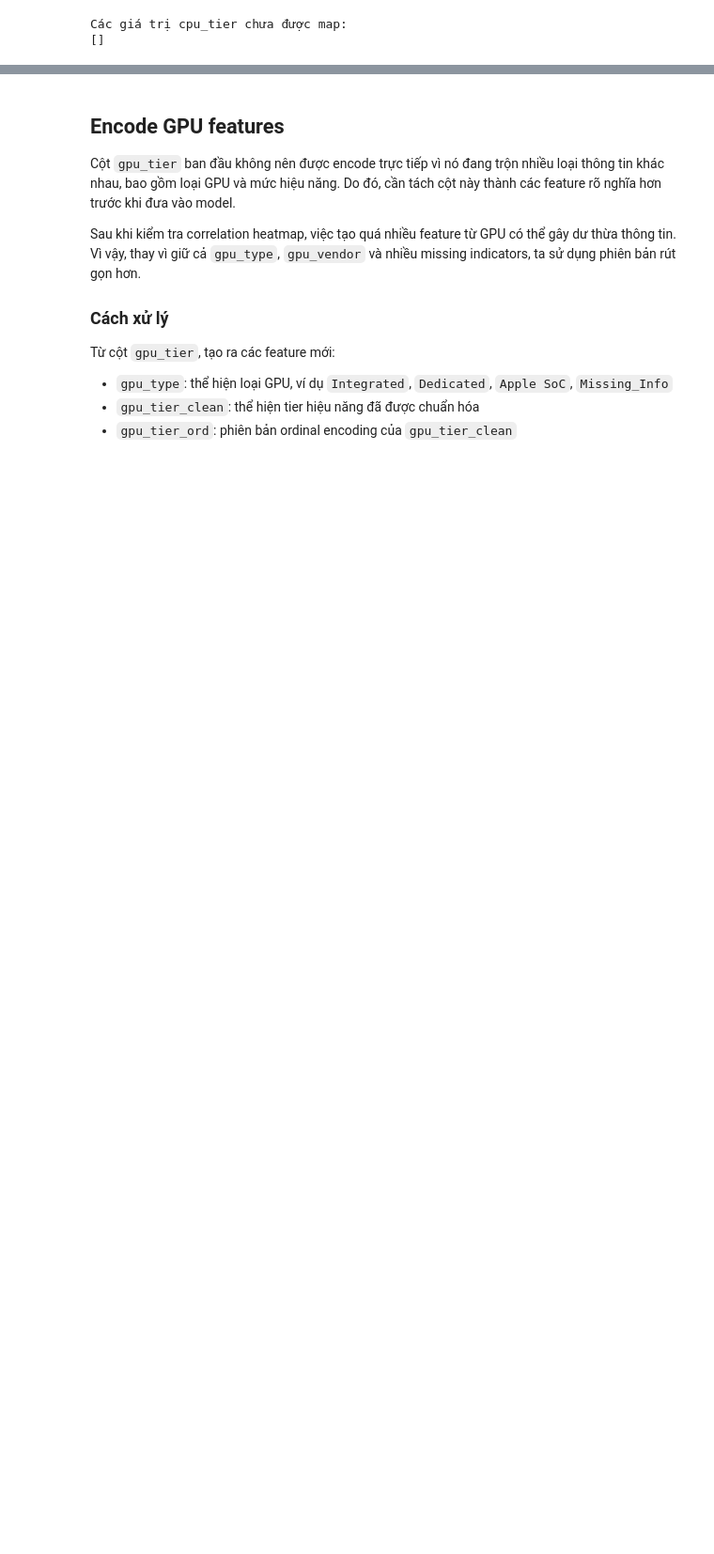
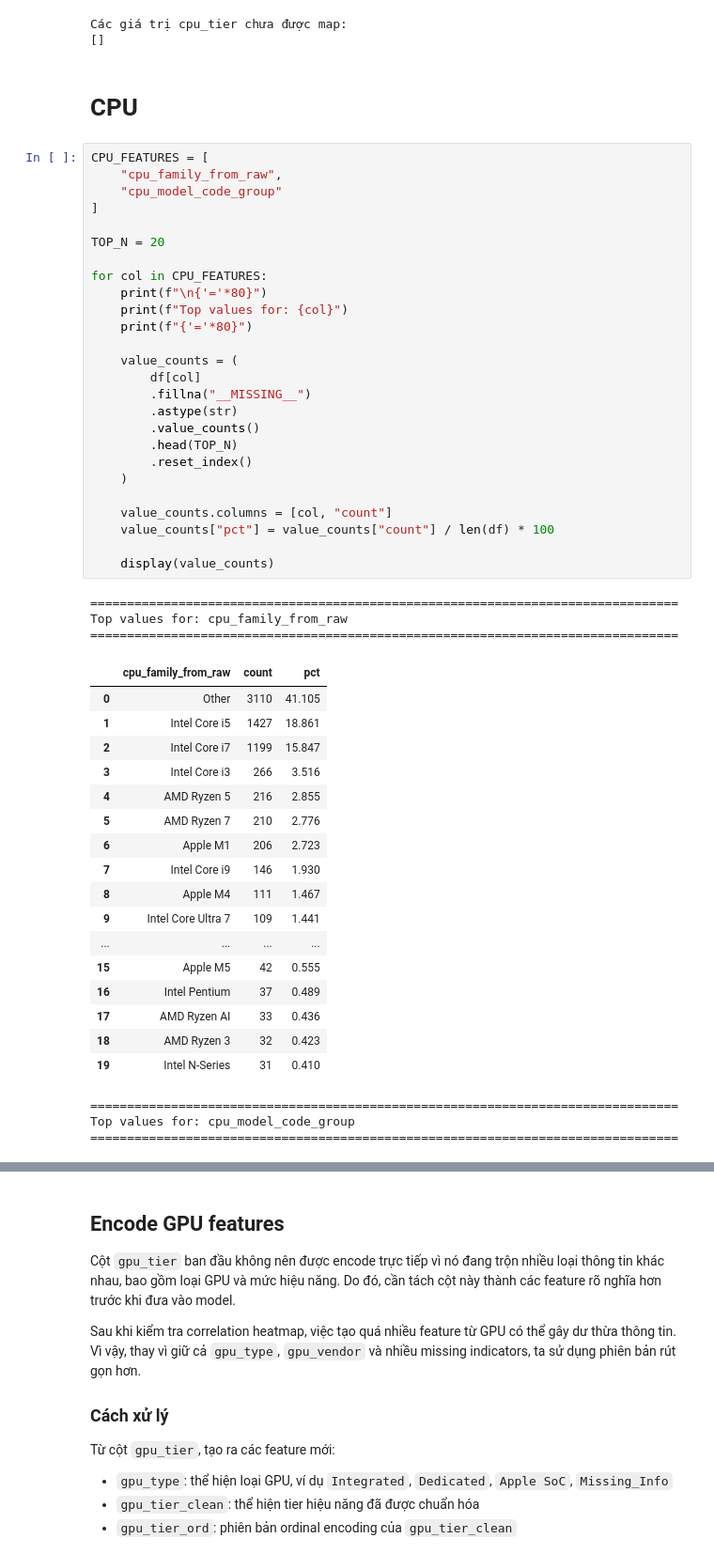
Before and after one commit to thisYui/Laptop-Price-Prediction, a Jupyter notebook: notebooks/data/06_feature_engineering.ipynb, the cells around one changed output, grey strips where cells are left out. Shown at 94% size. Saved outputs shown, nothing was run; the diff lists cells and outputs as text; blank space fills up the shorter version.

```diff
--- a/notebooks/data/06_feature_engineering.ipynb
+++ b/notebooks/data/06_feature_engineering.ipynb
@@ -987,3 +996,55 @@ df = pd.get_dummies(
 # %% [output]
 Các giá trị cpu_tier chưa được map:
 []
+# %% [markdown]
+# CPU
+# %%
+CPU_FEATURES = [
+    "cpu_family_from_raw",
+    "cpu_model_code_group"
+]
+
+TOP_N = 20
+
+for col in CPU_FEATURES:
+    print(f"\n{'='*80}")
+    print(f"Top values for: {col}")
+    print(f"{'='*80}")
+
+    value_counts = (
+        df[col]
+        .fillna("__MISSING__")
+        .astype(str)
+        .value_counts()
+        .head(TOP_N)
+        .reset_index()
+    )
+
+    value_counts.columns = [col, "count"]
+    value_counts["pct"] = value_counts["count"] / len(df) * 100
+
+    display(value_counts)
+# %% [output]
+================================================================================
+Top values for: cpu_family_from_raw
+================================================================================
+|  | cpu_family_from_raw | count | pct |
+| 0 | Other | 3110 | 41.105 |
+| 1 | Intel Core i5 | 1427 | 18.861 |
+| 2 | Intel Core i7 | 1199 | 15.847 |
+| 3 | Intel Core i3 | 266 | 3.516 |
+| 4 | AMD Ryzen 5 | 216 | 2.855 |
+| 5 | AMD Ryzen 7 | 210 | 2.776 |
+| 6 | Apple M1 | 206 | 2.723 |
+| 7 | Intel Core i9 | 146 | 1.930 |
+| 8 | Apple M4 | 111 | 1.467 |
+| 9 | Intel Core Ultra 7 | 109 | 1.441 |
+| ... | ... | ... | ... |
+| 15 | Apple M5 | 42 | 0.555 |
+| 16 | Intel Pentium | 37 | 0.489 |
+| 17 | AMD Ryzen AI | 33 | 0.436 |
+| 18 | AMD Ryzen 3 | 32 | 0.423 |
+| 19 | Intel N-Series | 31 | 0.410 |
+================================================================================
+Top values for: cpu_model_code_group
+================================================================================
```
Also changed, not shown: parts of 28 cells of this notebook, 11 other files.
